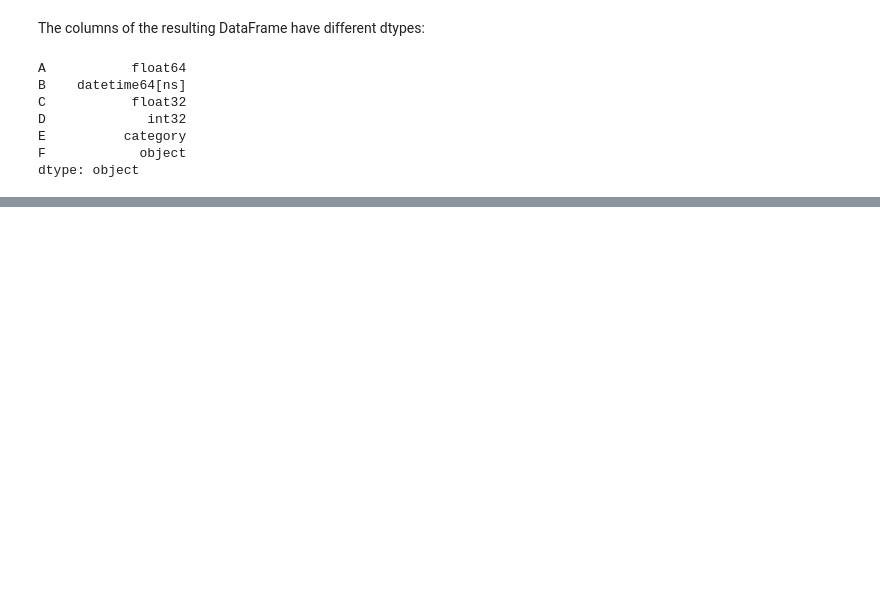
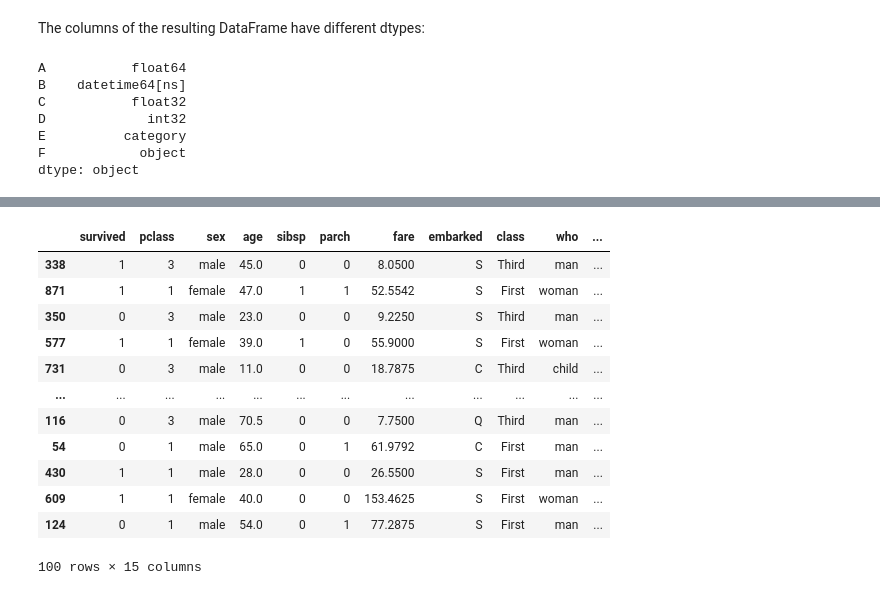
Before and after one commit to UzairHussain193/DataScience_with_Python, a Jupyter notebook: Chilla_2023/10_mins_Pandas/10_mins_pandas.ipynb, the cells around one changed output, grey strips where cells are left out. Cells and saved outputs as stored; diff of their text form; code cells hidden in the pictures; blank space fills up the shorter version.

```diff
--- a/Chilla_2023/10_mins_Pandas/10_mins_pandas.ipynb
+++ b/Chilla_2023/10_mins_Pandas/10_mins_pandas.ipynb
@@ -82,0 +397,16 @@ dtype: object
+# %%
+kashti.sample(100)
+# %% [output]
+|  | survived | pclass | sex | age | sibsp | parch | fare | embarked | class | who | ... |
+| 338 | 1 | 3 | male | 45.0 | 0 | 0 | 8.0500 | S | Third | man | ... |
+| 871 | 1 | 1 | female | 47.0 | 1 | 1 | 52.5542 | S | First | woman | ... |
+| 350 | 0 | 3 | male | 23.0 | 0 | 0 | 9.2250 | S | Third | man | ... |
+| 577 | 1 | 1 | female | 39.0 | 1 | 0 | 55.9000 | S | First | woman | ... |
+| 731 | 0 | 3 | male | 11.0 | 0 | 0 | 18.7875 | C | Third | child | ... |
+| ... | ... | ... | ... | ... | ... | ... | ... | ... | ... | ... | ... |
+| 116 | 0 | 3 | male | 70.5 | 0 | 0 | 7.7500 | Q | Third | man | ... |
+| 54 | 0 | 1 | male | 65.0 | 0 | 1 | 61.9792 | C | First | man | ... |
+| 430 | 1 | 1 | male | 28.0 | 0 | 0 | 26.5500 | S | First | man | ... |
+| 609 | 1 | 1 | female | 40.0 | 0 | 0 | 153.4625 | S | First | woman | ... |
+| 124 | 0 | 1 | male | 54.0 | 0 | 1 | 77.2875 | S | First | man | ... |
+100 rows × 15 columns
```
Also changed, not shown: parts of 36 cells of this notebook.
